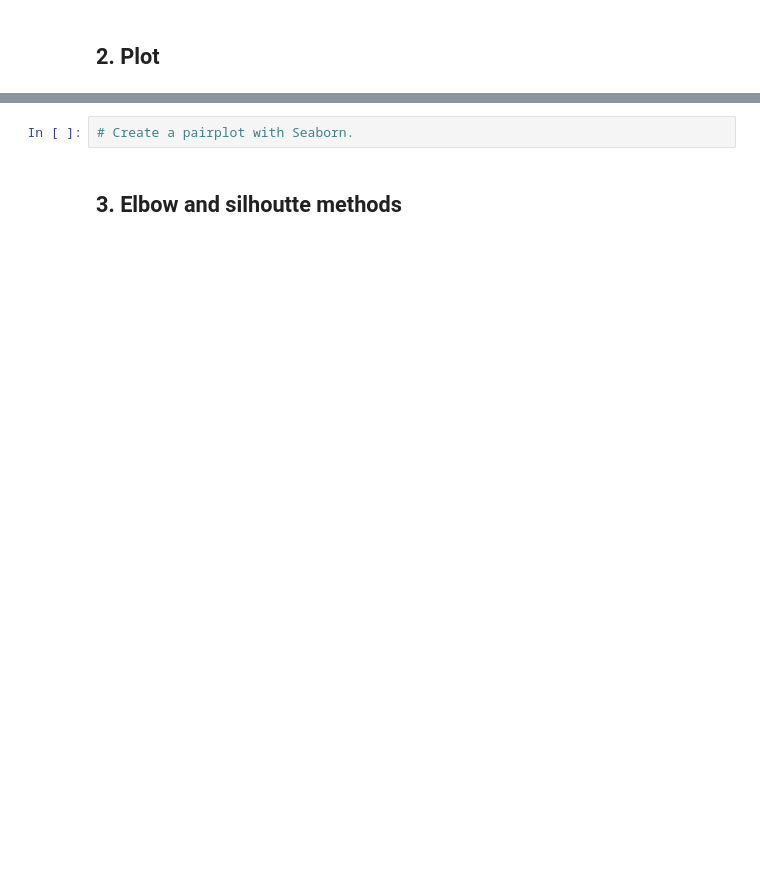
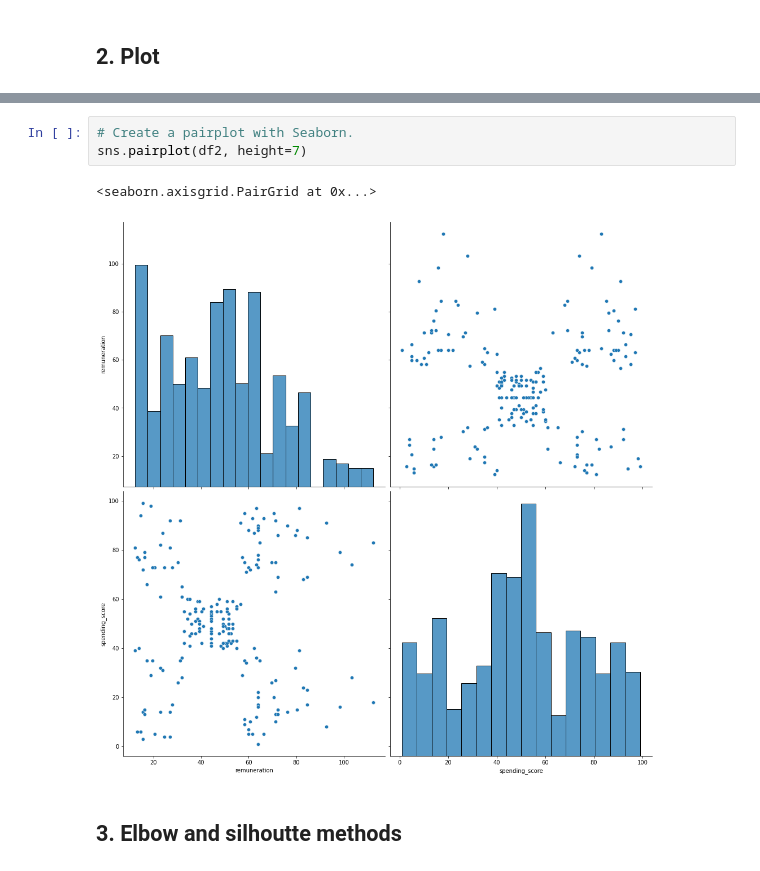
Before and after one commit to heyashy/LSE_DA301_ASSIGNMENT, a Jupyter notebook: LSE_DA301_assignment_Weeks 1 to 3_template.ipynb, the cells around one changed output, grey strips where cells are left out. Saved outputs shown, nothing was run; the diff lists cells and outputs as text; blank space fills up the shorter version.

```diff
--- a/LSE_DA301_assignment_Weeks 1 to 3_template.ipynb
+++ b/LSE_DA301_assignment_Weeks 1 to 3_template.ipynb
@@ -565,5 +617,9 @@ warnings.filterwarnings('ignore')
 # %%
 # Create a pairplot with Seaborn.
+sns.pairplot(df2, height=7)
+# %% [output]
+<seaborn.axisgrid.PairGrid at 0x...>
+[figure, added]
 # %% [markdown]
 ## 3. Elbow and silhoutte methods
 # %%
```
Also changed, not shown: parts of 58 cells of this notebook, 3 other files.
